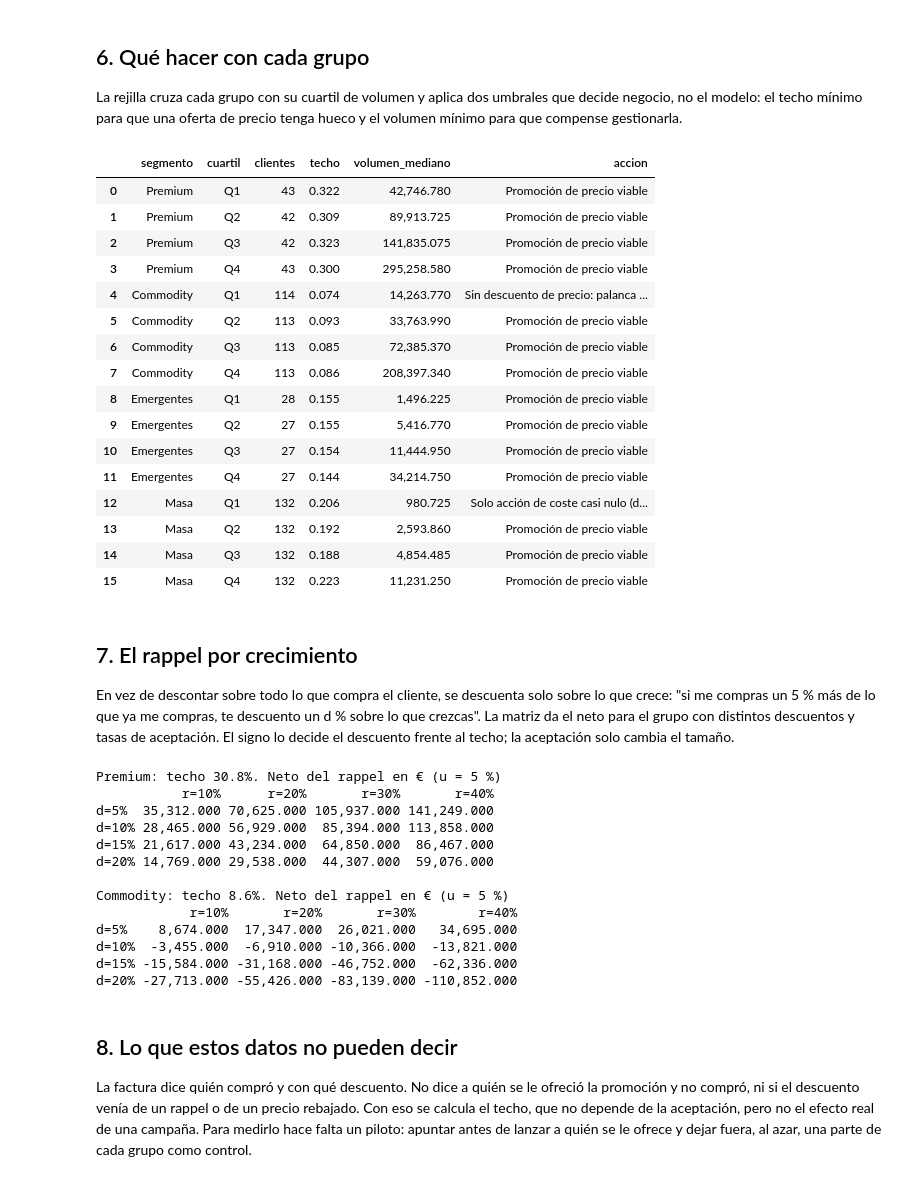
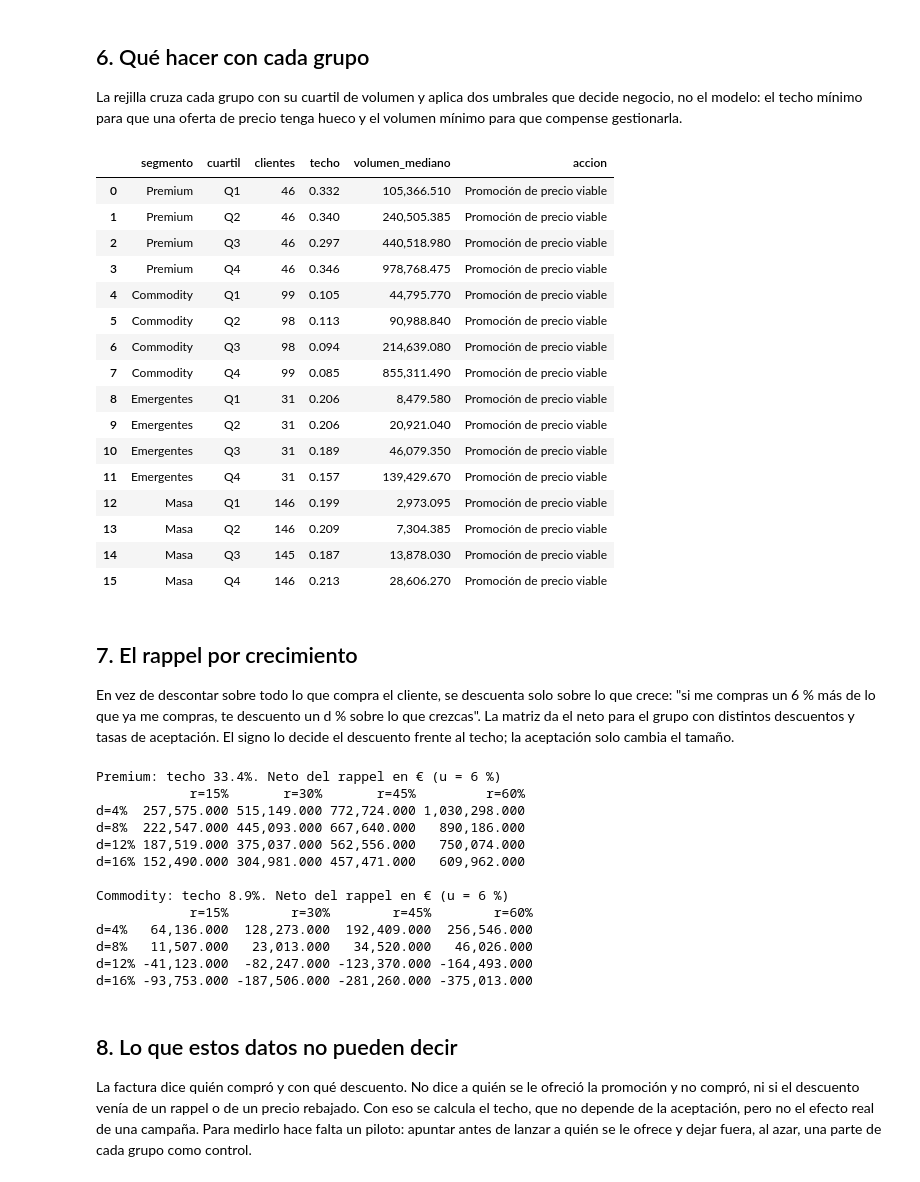
Before and after one commit to acamposla/promociones-b2b, a Jupyter notebook: notebooks/caso.ipynb, the cells around one changed output. Cells and saved outputs as stored; diff of their text form; code cells hidden in the pictures.

```diff
--- a/notebooks/caso.ipynb
+++ b/notebooks/caso.ipynb
@@ -248,50 +254,50 @@ La rejilla cruza cada grupo con su cuartil de volumen y aplica dos umbrales que
 no el modelo: el techo mínimo para que una oferta de precio tenga hueco y el volumen mínimo para
 que compense gestionarla.
 # %%
-tc.rejilla(abt, segmento, desc_min=0.08, vol_min=1_000)
+tc.rejilla(abt, segmento, desc_min=0.06, vol_min=2_000)
 # %% [output]
 |  | segmento | cuartil | clientes | techo | volumen_mediano | accion |
-| 0 | Premium | Q1 | 43 | 0.322 | 42,746.780 | Promoción de precio viable |
-| 1 | Premium | Q2 | 42 | 0.309 | 89,913.725 | Promoción de precio viable |
-| 2 | Premium | Q3 | 42 | 0.323 | 141,835.075 | Promoción de precio viable |
-| 3 | Premium | Q4 | 43 | 0.300 | 295,258.580 | Promoción de precio viable |
-| 4 | Commodity | Q1 | 114 | 0.074 | 14,263.770 | Sin descuento de precio: palanca ... |
-| 5 | Commodity | Q2 | 113 | 0.093 | 33,763.990 | Promoción de precio viable |
-| 6 | Commodity | Q3 | 113 | 0.085 | 72,385.370 | Promoción de precio viable |
-| 7 | Commodity | Q4 | 113 | 0.086 | 208,397.340 | Promoción de precio viable |
-| 8 | Emergentes | Q1 | 28 | 0.155 | 1,496.225 | Promoción de precio viable |
-| 9 | Emergentes | Q2 | 27 | 0.155 | 5,416.770 | Promoción de precio viable |
-| 10 | Emergentes | Q3 | 27 | 0.154 | 11,444.950 | Promoción de precio viable |
-| 11 | Emergentes | Q4 | 27 | 0.144 | 34,214.750 | Promoción de precio viable |
-| 12 | Masa | Q1 | 132 | 0.206 | 980.725 | Solo acción de coste casi nulo (d... |
-| 13 | Masa | Q2 | 132 | 0.192 | 2,593.860 | Promoción de precio viable |
-| 14 | Masa | Q3 | 132 | 0.188 | 4,854.485 | Promoción de precio viable |
-| 15 | Masa | Q4 | 132 | 0.223 | 11,231.250 | Promoción de precio viable |
+| 0 | Premium | Q1 | 46 | 0.332 | 105,366.510 | Promoción de precio viable |
+| 1 | Premium | Q2 | 46 | 0.340 | 240,505.385 | Promoción de precio viable |
+| 2 | Premium | Q3 | 46 | 0.297 | 440,518.980 | Promoción de precio viable |
+| 3 | Premium | Q4 | 46 | 0.346 | 978,768.475 | Promoción de precio viable |
+| 4 | Commodity | Q1 | 99 | 0.105 | 44,795.770 | Promoción de precio viable |
+| 5 | Commodity | Q2 | 98 | 0.113 | 90,988.840 | Promoción de precio viable |
+| 6 | Commodity | Q3 | 98 | 0.094 | 214,639.080 | Promoción de precio viable |
+| 7 | Commodity | Q4 | 99 | 0.085 | 855,311.490 | Promoción de precio viable |
+| 8 | Emergentes | Q1 | 31 | 0.206 | 8,479.580 | Promoción de precio viable |
+| 9 | Emergentes | Q2 | 31 | 0.206 | 20,921.040 | Promoción de precio viable |
+| 10 | Emergentes | Q3 | 31 | 0.189 | 46,079.350 | Promoción de precio viable |
+| 11 | Emergentes | Q4 | 31 | 0.157 | 139,429.670 | Promoción de precio viable |
+| 12 | Masa | Q1 | 146 | 0.199 | 2,973.095 | Promoción de precio viable |
+| 13 | Masa | Q2 | 146 | 0.209 | 7,304.385 | Promoción de precio viable |
+| 14 | Masa | Q3 | 145 | 0.187 | 13,878.030 | Promoción de precio viable |
+| 15 | Masa | Q4 | 146 | 0.213 | 28,606.270 | Promoción de precio viable |
 # %% [markdown]
 ## 7. El rappel por crecimiento
 
 En vez de descontar sobre todo lo que compra el cliente, se descuenta solo sobre lo que crece:
-"si me compras un 5 % más de lo que ya me compras, te descuento un d % sobre lo que crezcas". La
+"si me compras un 6 % más de lo que ya me compras, te descuento un d % sobre lo que crezcas". La
 matriz da el neto para el grupo con distintos descuentos y tasas de aceptación. El signo lo
 decide el descuento frente al techo; la aceptación solo cambia el tamaño.
 # %%
 for grupo in ("Premium", "Commodity"):
-    print(f"{grupo}: techo {techos.loc[grupo, 'techo']:.1%}. Neto del rappel en € (u = 5 %)")
+    print(f"{grupo}: techo {techos.loc[grupo, 'techo']:.1%}. Neto del rappel en € (u = 6 %)")
     print(tc.escenarios(abt, segmento, grupo).round(0), end="\n\n")
 # %% [output]
-Premium: techo 30.8%. Neto del rappel en € (u = 5 %)
-           r=10%      r=20%       r=30%       r=40%
-d=5%  35,312.000 70,625.000 105,937.000 141,249.000
-d=10% 28,465.000 56,929.000  85,394.000 113,858.000
-d=15% 21,617.000 43,234.000  64,850.000  86,467.000
-d=20% 14,769.000 29,538.000  44,307.000  59,076.000
+Premium: techo 33.4%. Neto del rappel en € (u = 6 %)
+            r=15%       r=30%       r=45%         r=60%
+d=4%  257,575.000 515,149.000 772,724.000 1,030,298.000
+d=8%  222,547.000 445,093.000 667,640.000   890,186.000
+d=12% 187,519.000 375,037.000 562,556.000   750,074.000
+d=16% 152,490.000 304,981.000 457,471.000   609,962.000
 
-Commodity: techo 8.6%. Neto del rappel en € (u = 5 %)
-            r=10%       r=20%       r=30%        r=40%
-d=5%    8,674.000  17,347.000  26,021.000   34,695.000
-d=10%  -3,455.000  -6,910.000 -10,366.000  -13,821.000
-d=15% -15,584.000 -31,168.000 -46,752.000  -62,336.000
-d=20% -27,713.000 -55,426.000 -83,139.000 -110,852.000
+Commodity: techo 8.9%. Neto del rappel en € (u = 6 %)
+            r=15%        r=30%        r=45%        r=60%
+d=4%   64,136.000  128,273.000  192,409.000  256,546.000
+d=8%   11,507.000   23,013.000   34,520.000   46,026.000
+d=12% -41,123.000  -82,247.000 -123,370.000 -164,493.000
+d=16% -93,753.000 -187,506.000 -281,260.000 -375,013.000
 # %% [markdown]
 ## 8. Lo que estos datos no pueden decir
 
```
Also changed, not shown: parts of 15 cells of this notebook, 10 other files.
